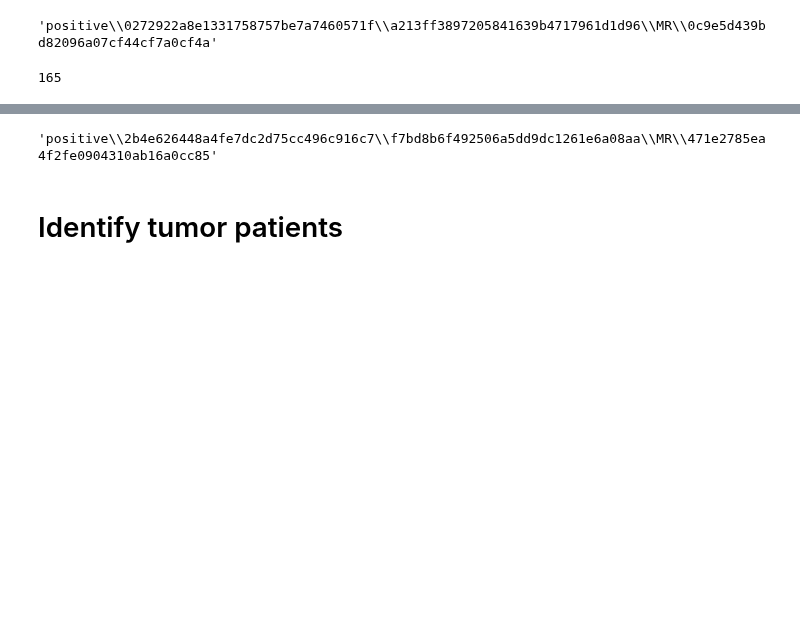
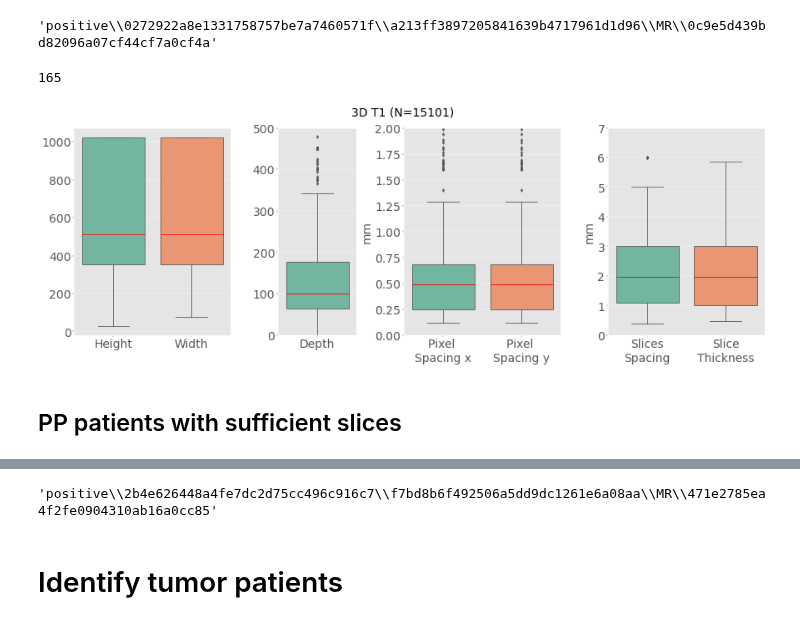
Before and after one commit to Kiril94/Thesis, a Jupyter notebook: cobra/ds_notebooks/t1_pos_control.ipynb, the cells around one changed output, grey strips where cells are left out. Cells and saved outputs as stored; diff of their text form; code cells hidden in the pictures; blank space fills up the shorter version.

```diff
--- a/cobra/ds_notebooks/t1_pos_control.ipynb
+++ b/cobra/ds_notebooks/t1_pos_control.ipynb
@@ -161,3 +166,30 @@ volume_dir_dic['0c9e5d439bd82096a07cf44cf7a0cf4a']
 df_pos_3dt1.PatientID.nunique()
 # %% [output]
 165
+# %%
+
+df_pos_3dt1 = dfc[(dfc.Sequence=='t1') & (dfc.MRAcquisitionType=='3D')]
+fig, ax = plt.subplots(1,4, figsize=(22,8),gridspec_kw={'width_ratios': [2, 1,2,2]})
+fig, _ = svis.create_boxplot(df_pos_3dt1[['Rows', 'Columns',]],
+    data_labels=["Height", "Width", ],
+    kwargs={'xlabel':'',},
+    fig=fig, ax=ax[0])
+svis.create_boxplot(df_pos_3dt1[['NumberOfSlices', ]],
+    data_labels=["Depth", ],
+    kwargs={'xlabel':'','yrange':(0,500)},
+    fig=fig, ax=ax[1])
+svis.create_boxplot(df_pos_3dt1[['RowSpacing', 'ColumnSpacing',]],
+    data_labels=["Pixel \nSpacing x", "Pixel \nSpacing y",],
+    kwargs={'xlabel':'','ylabel':'mm','yrange':(0,2)},
+    fig=fig, ax=ax[2])
+svis.create_boxplot(df_pos_3dt1[[ 'SpacingBetweenSlices','SliceThickness' ]],
+    data_labels=["Slices\nSpacing","Slice\nThickness" ],
+    kwargs={'xlabel':'','ylabel':'mm','yrange':(0,7)},
+    fig=fig, ax=ax[3])
+fig.suptitle(f"3D T1 (N={df_pos_3dt1.PatientID.nunique()})", fontsize=25)
+fig.tight_layout()
+fig.savefig(join(fig_dir, 't1', 'box_plot_3dt1.png'))
+# %% [output]
+[figure, added]
+# %% [markdown]
+## PP patients with sufficient slices
```
Also changed, not shown: parts of 20 cells of this notebook.
